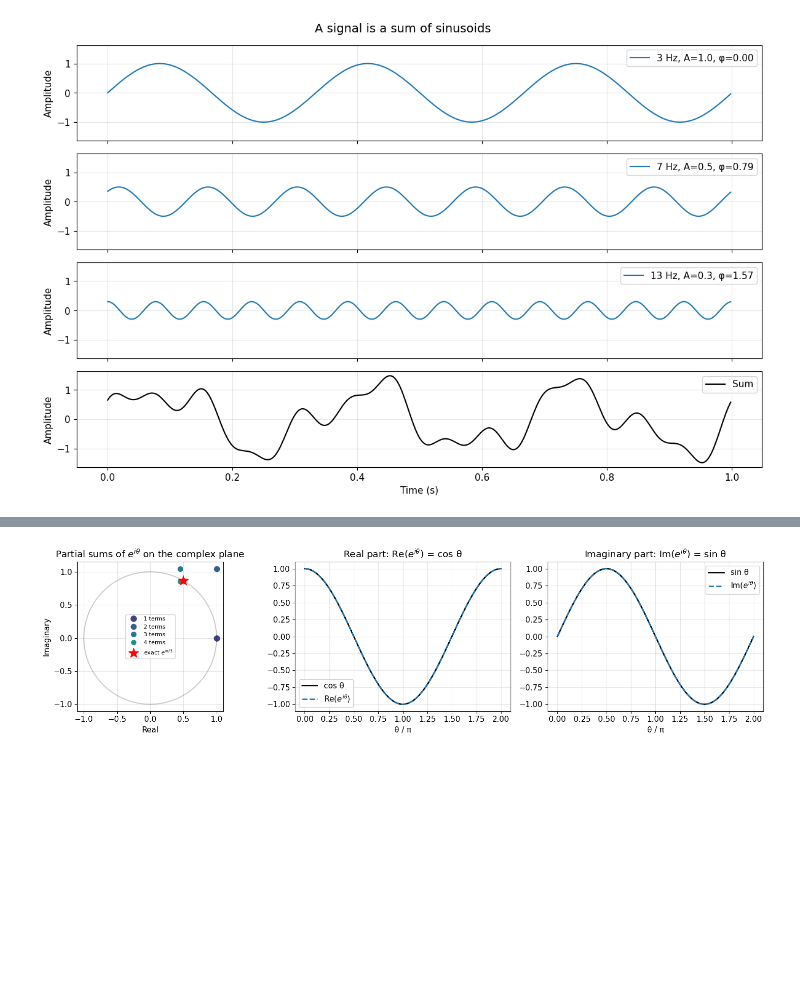
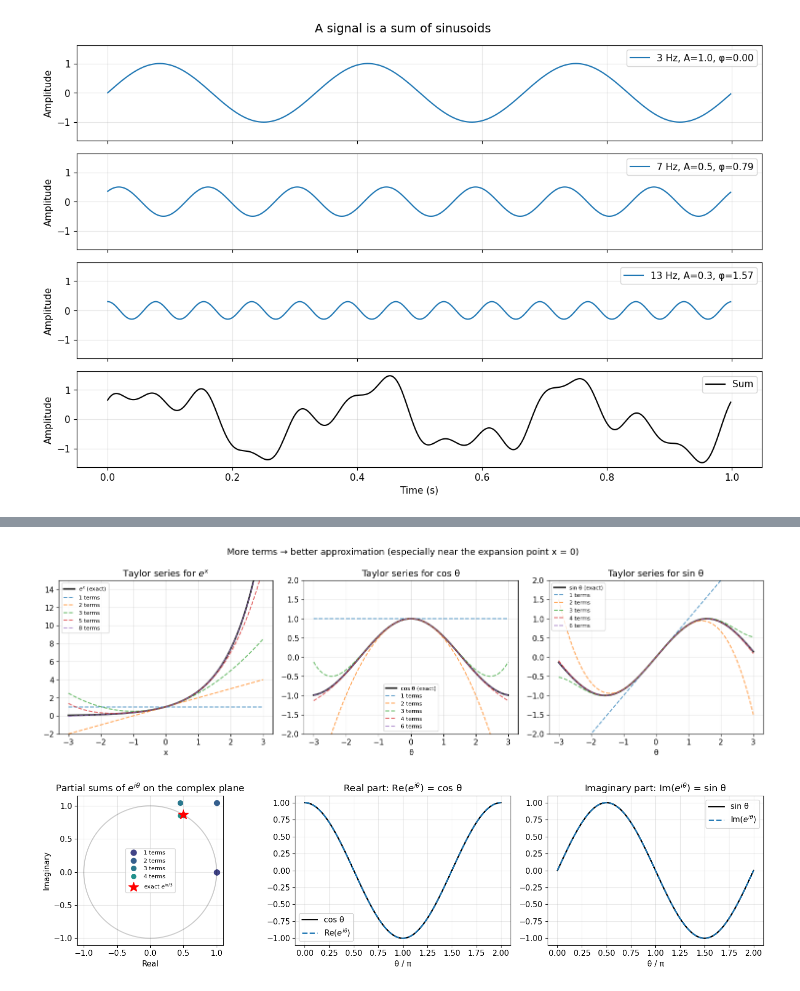
Before and after one commit to dbqpdb/fourier, a Jupyter notebook: fourier_transform.ipynb, the cells around one changed output, grey strips where cells are left out. Cells and saved outputs as stored; diff of their text form; code cells hidden in the pictures; blank space fills up the shorter version.

Commit message:
Expand Taylor series derivation

```diff
--- a/fourier_transform.ipynb
+++ b/fourier_transform.ipynb
@@ -89 +125,46 @@ Let's visualize this "correlation" process for a probe frequency that matches vs
+# %%
+# Visualize Taylor series convergence for e^x, cos(θ), and sin(θ)
+from math import factorial
+
+x_range = np.linspace(-3, 3, 300)
+
+fig, axes = plt.subplots(1, 3, figsize=(15, 4.5))
+
+# e^x Taylor approximations
+axes[0].plot(x_range, np.exp(x_range), 'k-', linewidth=2.5, label='$e^x$ (exact)', alpha=0.8)
+for n_terms in [1, 2, 3, 5, 8]:
+    approx = sum(x_range**n / factorial(n) for n in range(n_terms))
+    axes[0].plot(x_range, approx, '--', label=f'{n_terms} terms', alpha=0.7)
+axes[0].set_title('Taylor series for $e^x$')
+axes[0].set_ylim(-2, 15)
+axes[0].legend(fontsize=8)
+axes[0].set_xlabel('x')
+
+# cos(θ) Taylor approximations
+axes[1].plot(x_range, np.cos(x_range), 'k-', linewidth=2.5, label='cos θ (exact)', alpha=0.8)
+for n_terms in [1, 2, 3, 4, 6]:
+    # cos uses even terms: (-1)^k * θ^(2k) / (2k)!
+    approx = sum((-1)**k * x_range**(2*k) / factorial(2*k) for k in range(n_terms))
+    axes[1].plot(x_range, approx, '--', label=f'{n_terms} terms', alpha=0.7)
+axes[1].set_title('Taylor series for cos θ')
+axes[1].set_ylim(-2, 2)
+axes[1].legend(fontsize=8)
+axes[1].set_xlabel('θ')
+
+# sin(θ) Taylor approximations
+axes[2].plot(x_range, np.sin(x_range), 'k-', linewidth=2.5, label='sin θ (exact)', alpha=0.8)
+for n_terms in [1, 2, 3, 4, 6]:
+    # sin uses odd terms: (-1)^k * θ^(2k+1) / (2k+1)!
+    approx = sum((-1)**k * x_range**(2*k+1) / factorial(2*k+1) for k in range(n_terms))
+    axes[2].plot(x_range, approx, '--', label=f'{n_terms} terms', alpha=0.7)
+axes[2].set_title('Taylor series for sin θ')
+axes[2].set_ylim(-2, 2)
+axes[2].legend(fontsize=8)
+axes[2].set_xlabel('θ')
+
+fig.suptitle('More terms → better approximation (especially near the expansion point x = 0)', fontsize=13)
+plt.tight_layout()
+plt.show()
+# %% [output]
+[figure, added]
 # %%
```
Also changed, not shown: parts of 3 cells of this notebook.
